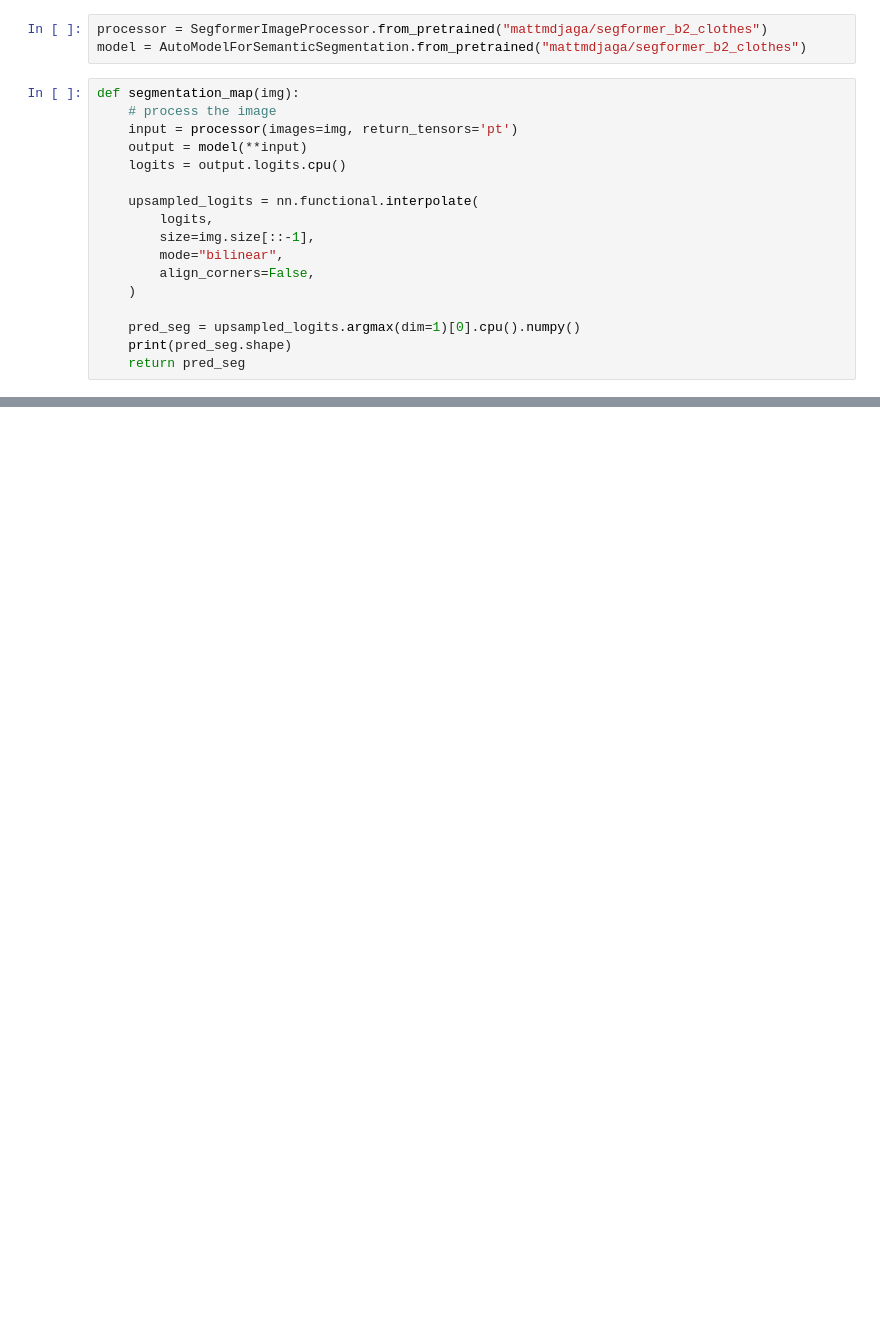
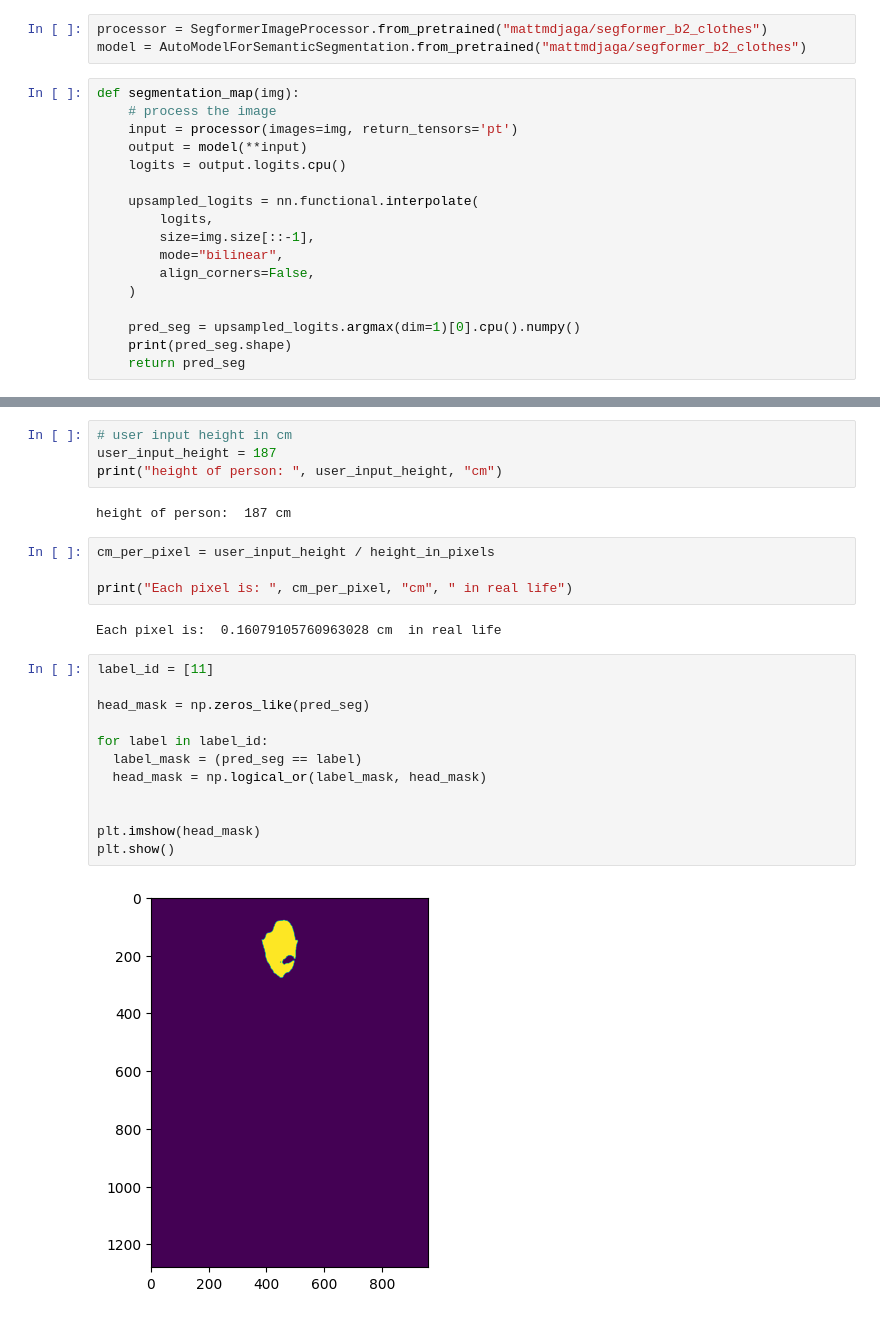
Before and after one commit to yankunm/Body_Dimension, a Jupyter notebook: pipeline.ipynb, the cells around one changed output, grey strips where cells are left out. Saved outputs shown, nothing was run; the diff lists cells and outputs as text; blank space fills up the shorter version.

```diff
--- a/pipeline.ipynb
+++ b/pipeline.ipynb
@@ -32,0 +81,26 @@ image_link = "/lat.jpg"
+# %%
+# user input height in cm
+user_input_height = 187
+print("height of person: ", user_input_height, "cm")
+# %% [output]
+height of person:  187 cm
+# %%
+cm_per_pixel = user_input_height / height_in_pixels
+
+print("Each pixel is: ", cm_per_pixel, "cm", " in real life")
+# %% [output]
+Each pixel is:  0.16079105760963028 cm  in real life
+# %%
+label_id = [11]
+
+head_mask = np.zeros_like(pred_seg)
+
+for label in label_id:
+  label_mask = (pred_seg == label)
+  head_mask = np.logical_or(label_mask, head_mask)
+
+
+plt.imshow(head_mask)
+plt.show()
+# %% [output]
+[figure, added]
```
Also changed, not shown: parts of 8 cells of this notebook.
